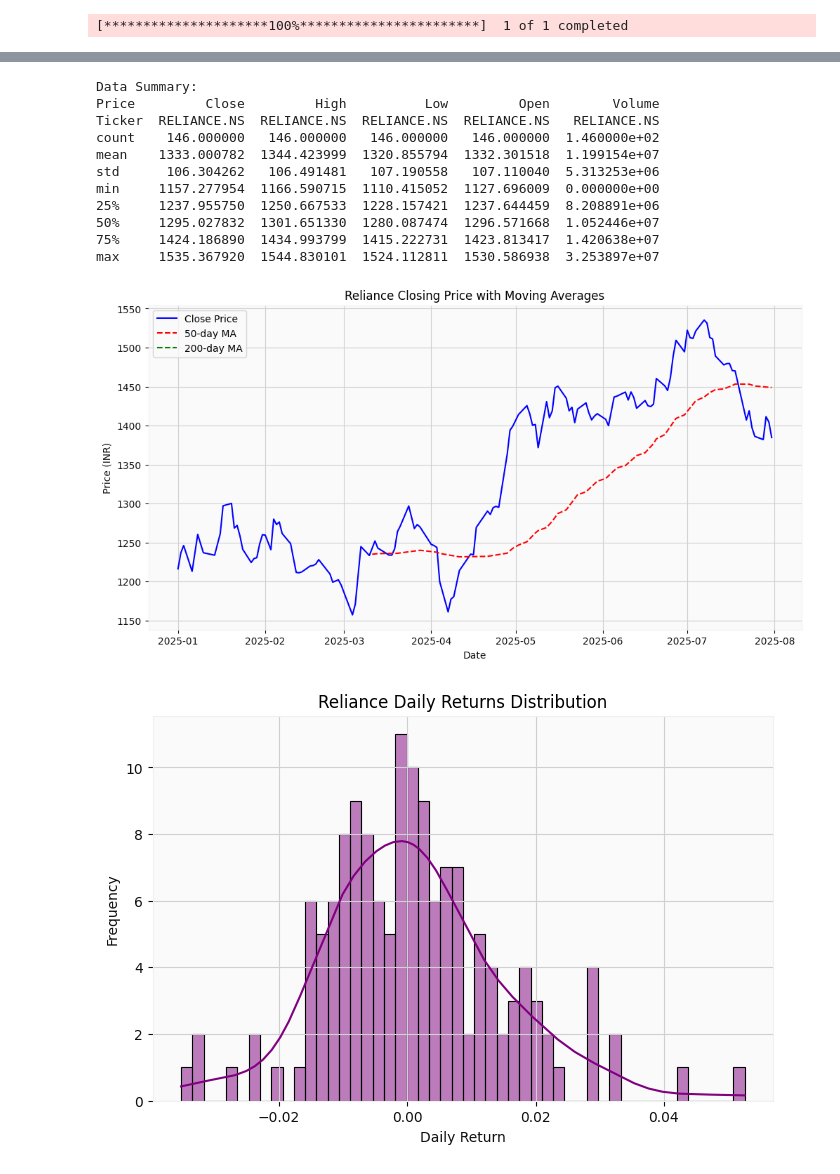
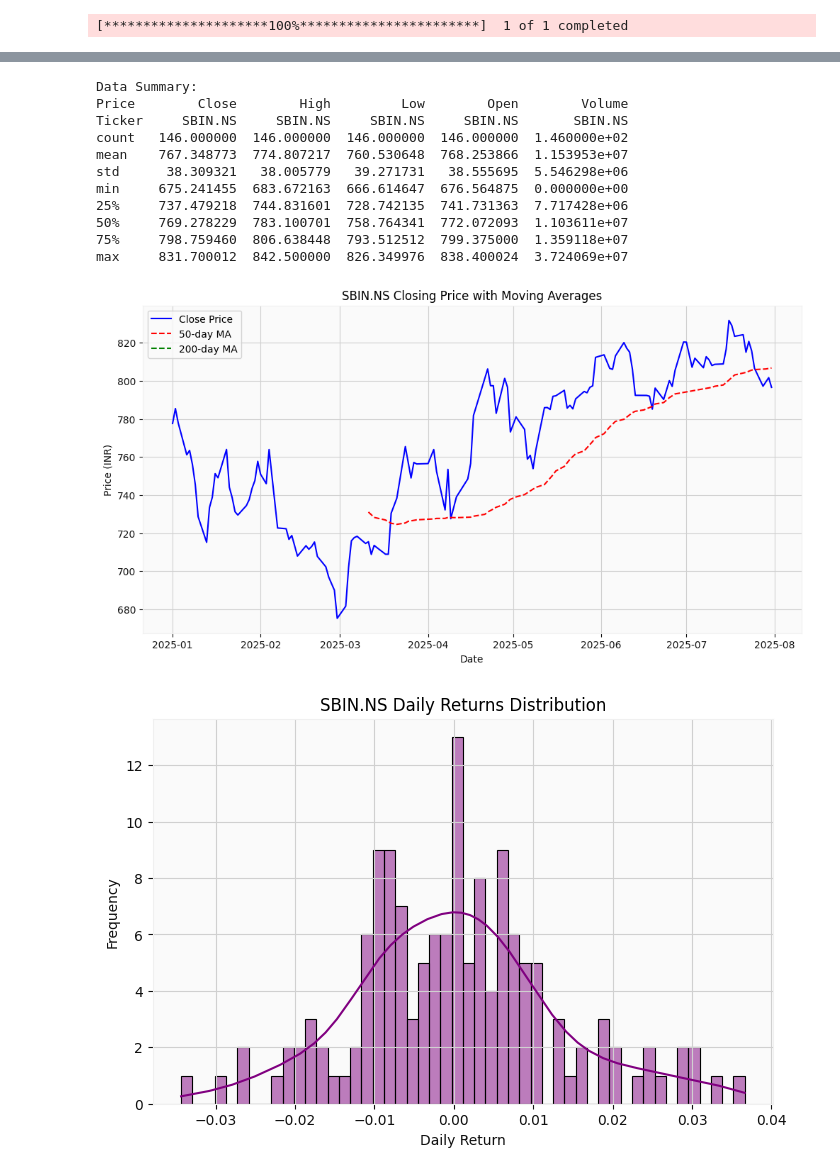
Before and after one commit to sinhaaditya9241/Powerbi-Stock-Dashboard, a Jupyter notebook: stock_analysis_notebook.ipynb, the cells around one changed output, grey strips where cells are left out. Drawn from its saved outputs; the diff is of its cells as text; code cells hidden in the pictures.

```diff
--- a/stock_analysis_notebook.ipynb
+++ b/stock_analysis_notebook.ipynb
@@ -8,7 +10,7 @@ import seaborn as sns
 import mplfinance as mpf
 # %%
 # 1. Download Reliance Stock Data
-ticker_symbol = "RELIANCE.NS"  # NSE: Reliance Industries
+ticker_symbol = "SBIN.NS"  # NSE: sbin
 df = yf.download(ticker_symbol, start="2025-01-01", end="2025-08-01")
 # %% [output]
 [*********************100%***********************]  1 of 1 completed
@@ -33,16 +35,16 @@ print("\nData Summary:")
 print(df.describe())
 # %% [output]
 Data Summary:
-Price         Close         High          Low         Open        Volume
-Ticker  RELIANCE.NS  RELIANCE.NS  RELIANCE.NS  RELIANCE.NS   RELIANCE.NS
-count    146.000000   146.000000   146.000000   146.000000  1.460000e+02
-mean    1333.000782  1344.423999  1320.855794  1332.301518  1.199154e+07
-std      106.304262   106.491481   107.190558   107.110040  5.313253e+06
-min     1157.277954  1166.590715  1110.415052  1127.696009  0.000000e+00
-25%     1237.955750  1250.667533  1228.157421  1237.644459  8.208891e+06
-50%     1295.027832  1301.651330  1280.087474  1296.571668  1.052446e+07
-75%     1424.186890  1434.993799  1415.222731  1423.813417  1.420638e+07
-max     1535.367920  1544.830101  1524.112811  1530.586938  3.253897e+07
+Price        Close        High         Low        Open        Volume
+Ticker     SBIN.NS     SBIN.NS     SBIN.NS     SBIN.NS       SBIN.NS
+count   146.000000  146.000000  146.000000  146.000000  1.460000e+02
+mean    767.348773  774.807217  760.530648  768.253866  1.153953e+07
+std      38.309321   38.005779   39.271731   38.555695  5.546298e+06
+min     675.241455  683.672163  666.614647  676.564875  0.000000e+00
+25%     737.479218  744.831601  728.742135  741.731363  7.717428e+06
+50%     769.278229  783.100701  758.764341  772.072093  1.103611e+07
+75%     798.759460  806.638448  793.512512  799.375000  1.359118e+07
+max     831.700012  842.500000  826.349976  838.400024  3.724069e+07
 # %%
 # 3. Daily Returns Calculation
 df['Daily Return'] = df[('Close', ticker_symbol)].pct_change()
@@ -56,25 +58,25 @@ plt.figure(figsize=(12,6))
 plt.plot(df[('Close', ticker_symbol)], label="Close Price", color='blue')
 plt.plot(df[('MA50', )], label="50-day MA", color='red', linestyle="--")
 plt.plot(df[('MA200', )], label="200-day MA", color='green', linestyle="--")
-plt.title("Reliance Closing Price with Moving Averages")
+plt.title(f"{ticker_symbol} Closing Price with Moving Averages")
 plt.xlabel("Date")
 plt.ylabel("Price (INR)")
 plt.legend()
 plt.grid(True)
 plt.show()
 # %% [output]
-[figure, old version]
+[figure, new version]
 # %%
 # 6. Daily Return Distribution
 plt.figure(figsize=(8,5))
 sns.histplot(df[('Daily Return', )].dropna(), bins=50, kde=True, color='purple')
-plt.title("Reliance Daily Returns Distribution")
+plt.title(f"{ticker_symbol} Daily Returns Distribution")
 plt.xlabel("Daily Return")
 plt.ylabel("Frequency")
 plt.grid(True)
 plt.show()
 # %% [output]
-[figure, old version]
+[figure, new version]
 # %%
 # 7. Volatility (Rolling Std Dev)
 df['Volatility'] = df['Daily Return'].rolling(window=21).std() * (252**0.5)  # Annualized
```
Also changed, not shown: parts of 7 cells of this notebook, 4 other files.
